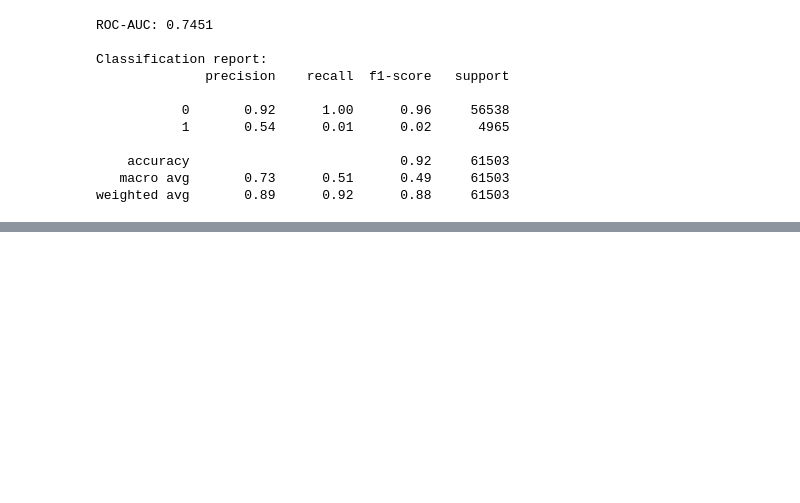
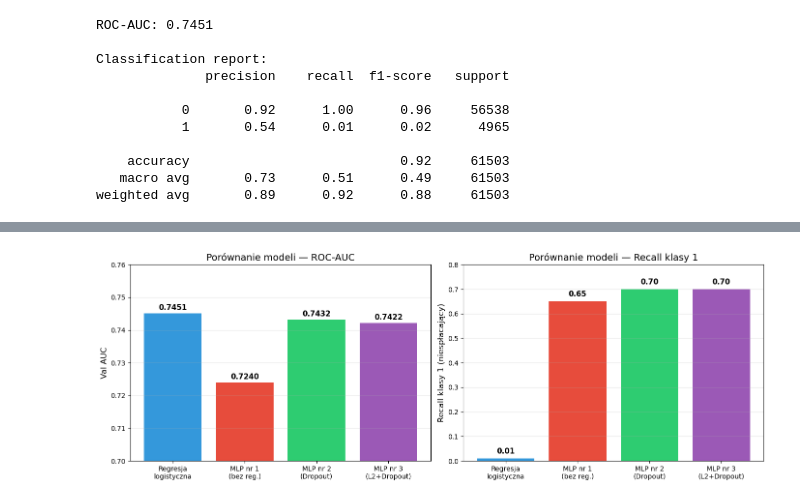
Before and after one commit to adamchorzelski/biai-credit-risk, a Jupyter notebook: notebooks/01_eksploracja.ipynb, the cells around one changed output, grey strips where cells are left out. Cells and saved outputs as stored; diff of their text form; code cells hidden in the pictures; blank space fills up the shorter version.

Commit message:
Add 3 MLP neural networks: baseline overfit, Dropout, L2+Dropout. Comparison plots and learning curves. Best val AUC 0.7432

```diff
--- a/notebooks/01_eksploracja.ipynb
+++ b/notebooks/01_eksploracja.ipynb
@@ -321,0 +638,34 @@ weighted avg       0.89      0.92      0.88     61503
+# %%
+import matplotlib.pyplot as plt
+
+# Dane do wykresu
+models = ["Regresja\nlogistyczna", "MLP nr 1\n(bez reg.)", "MLP nr 2\n(Dropout)", "MLP nr 3\n(L2+Dropout)"]
+auc_values = [0.7451, 0.7240, 0.7432, 0.7422]
+recall_values = [0.01, 0.65, 0.70, 0.70]
+
+fig, axes = plt.subplots(1, 2, figsize=(14, 5))
+
+# Wykres AUC
+bars1 = axes[0].bar(models, auc_values, color=["#3498db", "#e74c3c", "#2ecc71", "#9b59b6"])
+axes[0].set_ylabel("Val AUC", fontsize=12)
+axes[0].set_title("Porównanie modeli — ROC-AUC", fontsize=14)
+axes[0].set_ylim(0.70, 0.76)
+axes[0].grid(axis="y", alpha=0.3)
+for bar, val in zip(bars1, auc_values):
+    axes[0].text(bar.get_x() + bar.get_width()/2, bar.get_height() + 0.001,
+                 f"{val:.4f}", ha="center", fontsize=11, fontweight="bold")
+
+# Wykres Recall klasy 1
+bars2 = axes[1].bar(models, recall_values, color=["#3498db", "#e74c3c", "#2ecc71", "#9b59b6"])
+axes[1].set_ylabel("Recall klasy 1 (niespłacający)", fontsize=12)
+axes[1].set_title("Porównanie modeli — Recall klasy 1", fontsize=14)
+axes[1].set_ylim(0, 0.8)
+axes[1].grid(axis="y", alpha=0.3)
+for bar, val in zip(bars2, recall_values):
+    axes[1].text(bar.get_x() + bar.get_width()/2, bar.get_height() + 0.02,
+                 f"{val:.2f}", ha="center", fontsize=11, fontweight="bold")
+
+plt.tight_layout()
+plt.show()
+# %% [output]
+[figure, added]
```
Also changed, not shown: parts of 9 cells of this notebook.
